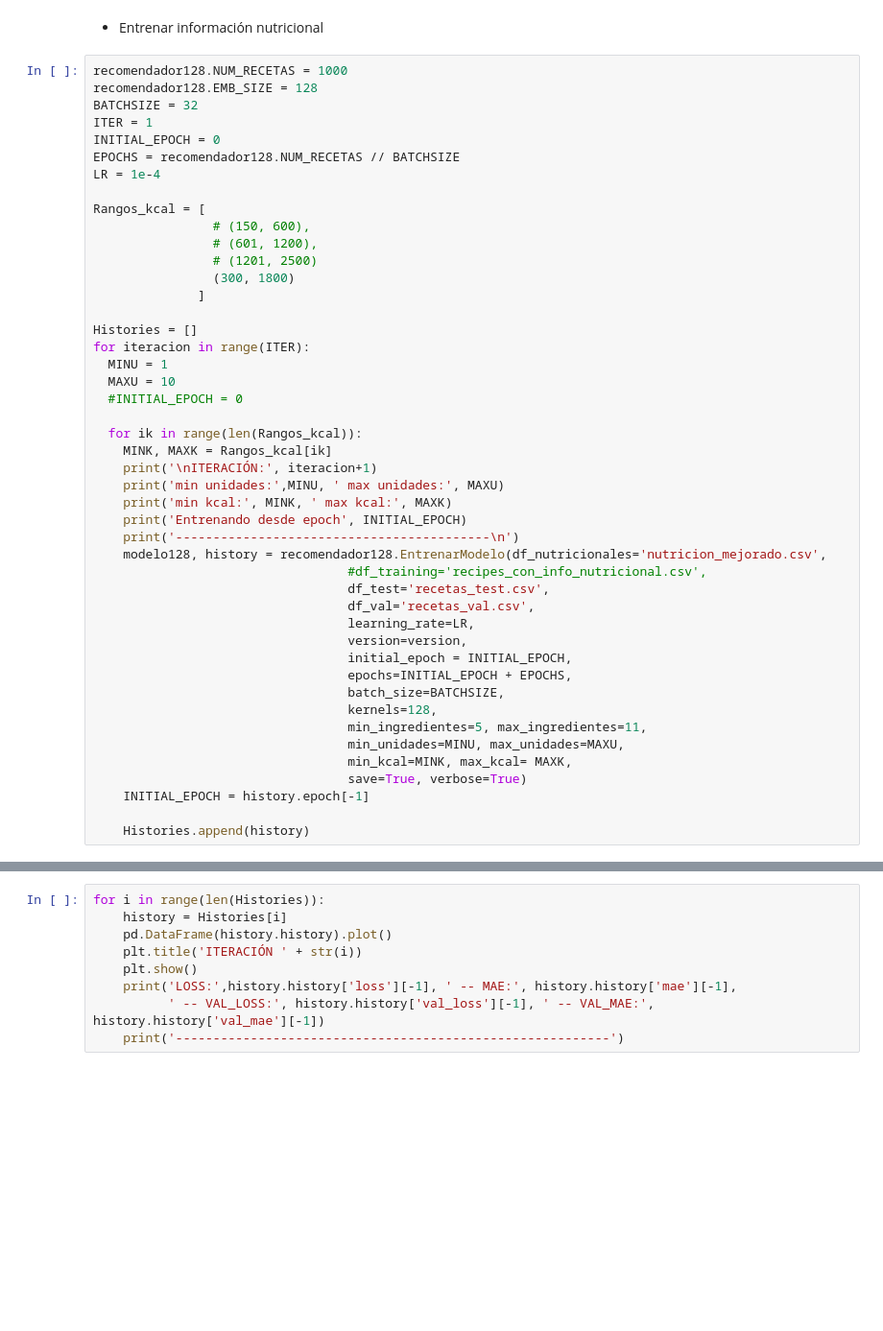
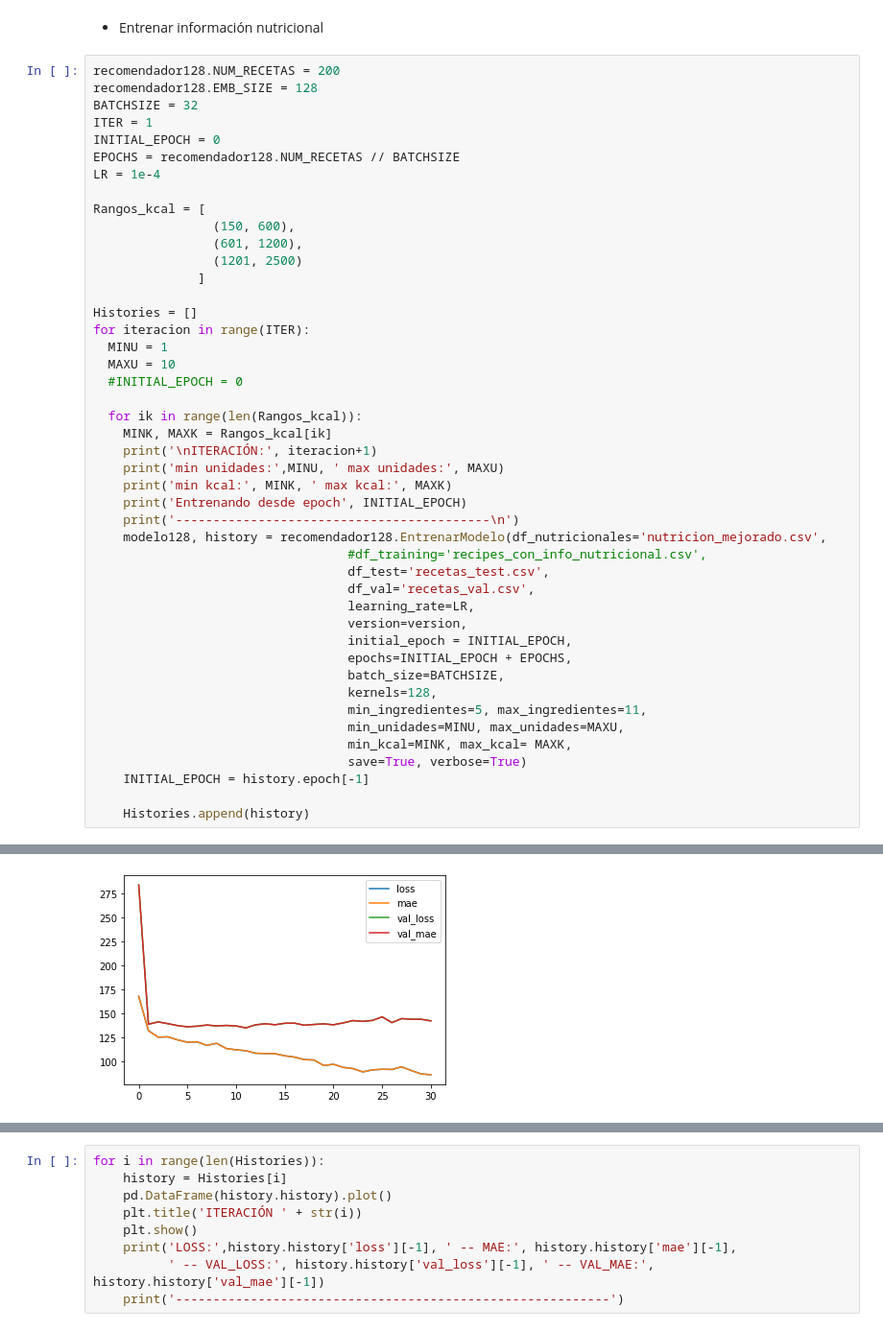
Before and after one commit to JorgeSauri/COMSINT, a Jupyter notebook: NB_Recomendador_COMSINT_LoopTraining_128.ipynb, the cells around one changed output, grey strips where cells are left out. Shown at 96% size. Drawn from its saved outputs; the diff is of its cells as text; blank space fills up the shorter version.

```diff
--- a/NB_Recomendador_COMSINT_LoopTraining_128.ipynb
+++ b/NB_Recomendador_COMSINT_LoopTraining_128.ipynb
@@ -51,7 +51,7 @@ Generando 1000 recetas aleatorias, esto puede tardar varios minutos...
 # %% [markdown]
 * Entrenar información nutricional
 # %%
-recomendador128.NUM_RECETAS = 1000
+recomendador128.NUM_RECETAS = 200
 recomendador128.EMB_SIZE = 128
 BATCHSIZE = 32
 ITER = 1
@@ -60,10 +60,9 @@ EPOCHS = recomendador128.NUM_RECETAS // BATCHSIZE
 LR = 1e-4
 
 Rangos_kcal = [
-                # (150, 600),
-                # (601, 1200),
-                # (1201, 2500)
-                (300, 1800)
+                (150, 600),
+                (601, 1200),
+                (1201, 2500)
               ]
 
 Histories = []
@@ -109,0 +127 @@ Generando 1000 recetas aleatorias, esto puede tardar varios minutos...
+[figure, added]
```
Also changed, not shown: parts of 1 cell of this notebook, 1 other file.
